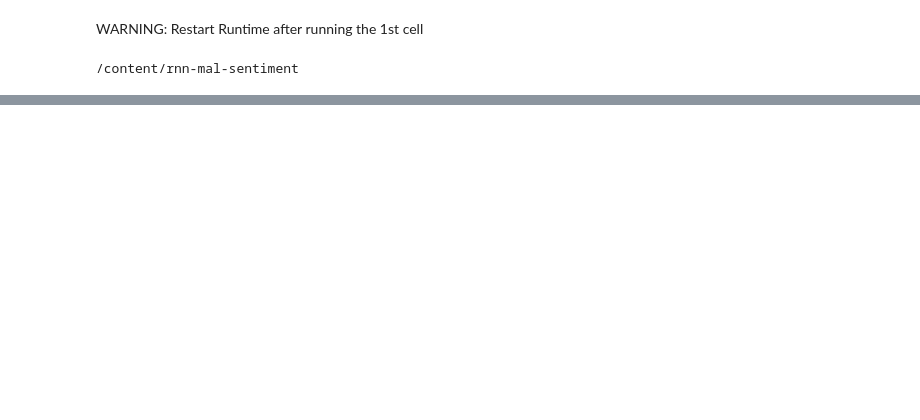
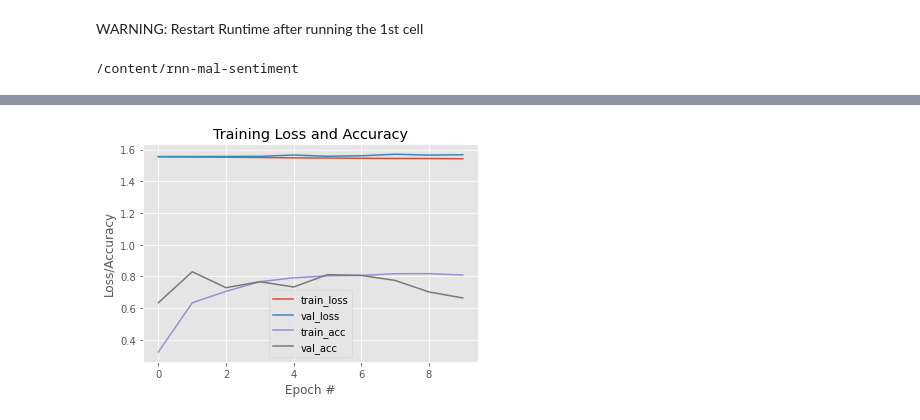
Before and after one commit to n0k0m3/rnn-mal-sentiment, a Jupyter notebook: main.ipynb, the cells around one changed output, grey strips where cells are left out. Cells and saved outputs as stored; diff of their text form; code cells hidden in the pictures; blank space fills up the shorter version.

```diff
--- a/main.ipynb
+++ b/main.ipynb
@@ -34,0 +115,5 @@ df
+# %%
+X = df.pop("review")
+Y = df.copy()
+(trainX, testX, trainY, testY) = train_test_split(X, Y, test_size = 0.1)
+(trainX, valX, trainY, valY) = train_test_split(trainX, trainY, test_size = 0.1)
@@ -34,0 +580,6 @@ df
+# %%
+model_cnn = CNN.build(vectorizeLayer,6)
+model_cnn.compile(loss = 'binary_crossentropy', optimizer = 'adam', metrics = ['accuracy'])
+model_cnn.summary()
+epochs = 10
+history_cnn = model_cnn.fit(train6, validation_data = val6, epochs = epochs)
@@ -34,0 +606,4 @@ df
+# %%
+plot_report(history_cnn,model_cnn)
+# %% [output]
+[figure, added]
```
Also changed, not shown: parts of 65 cells of this notebook.
